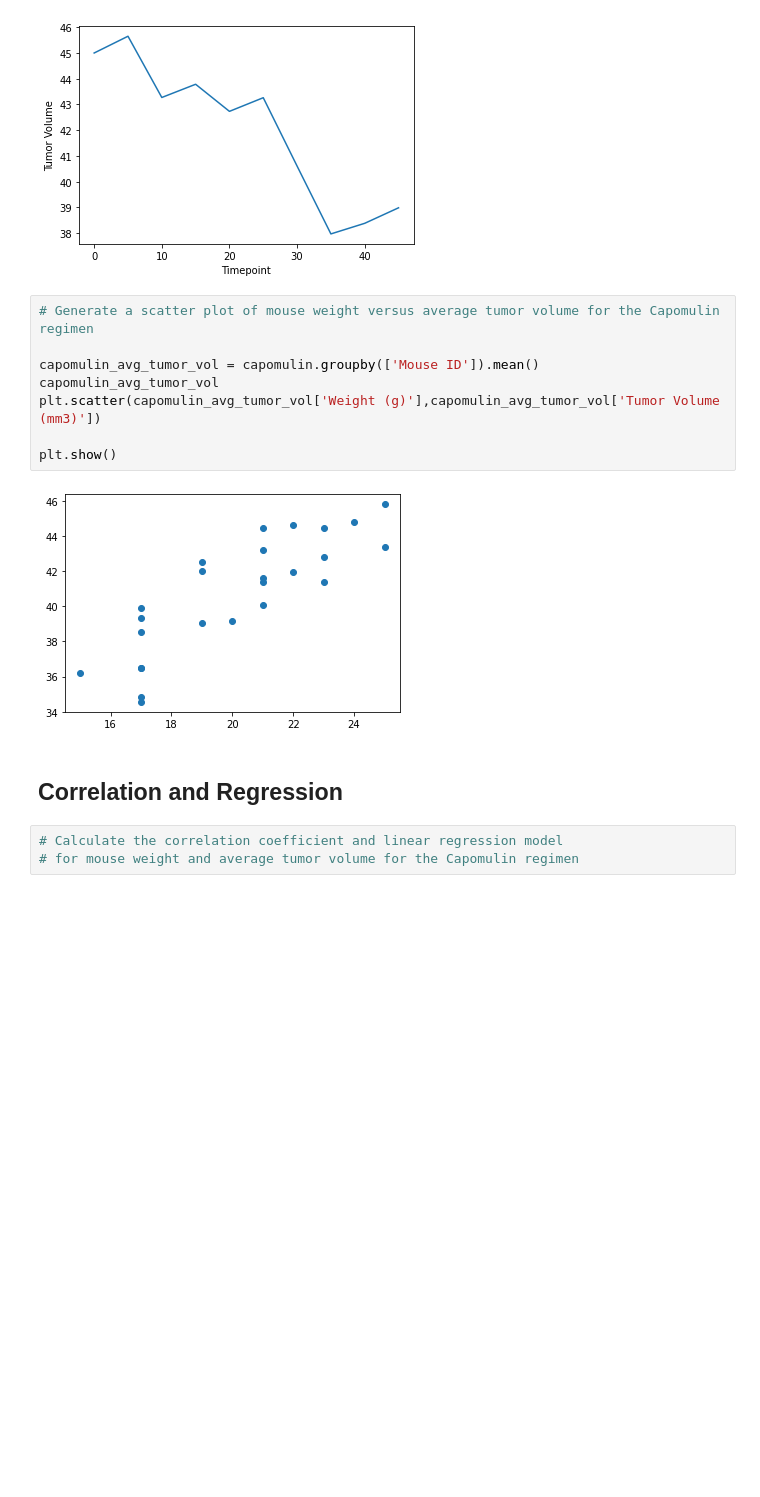
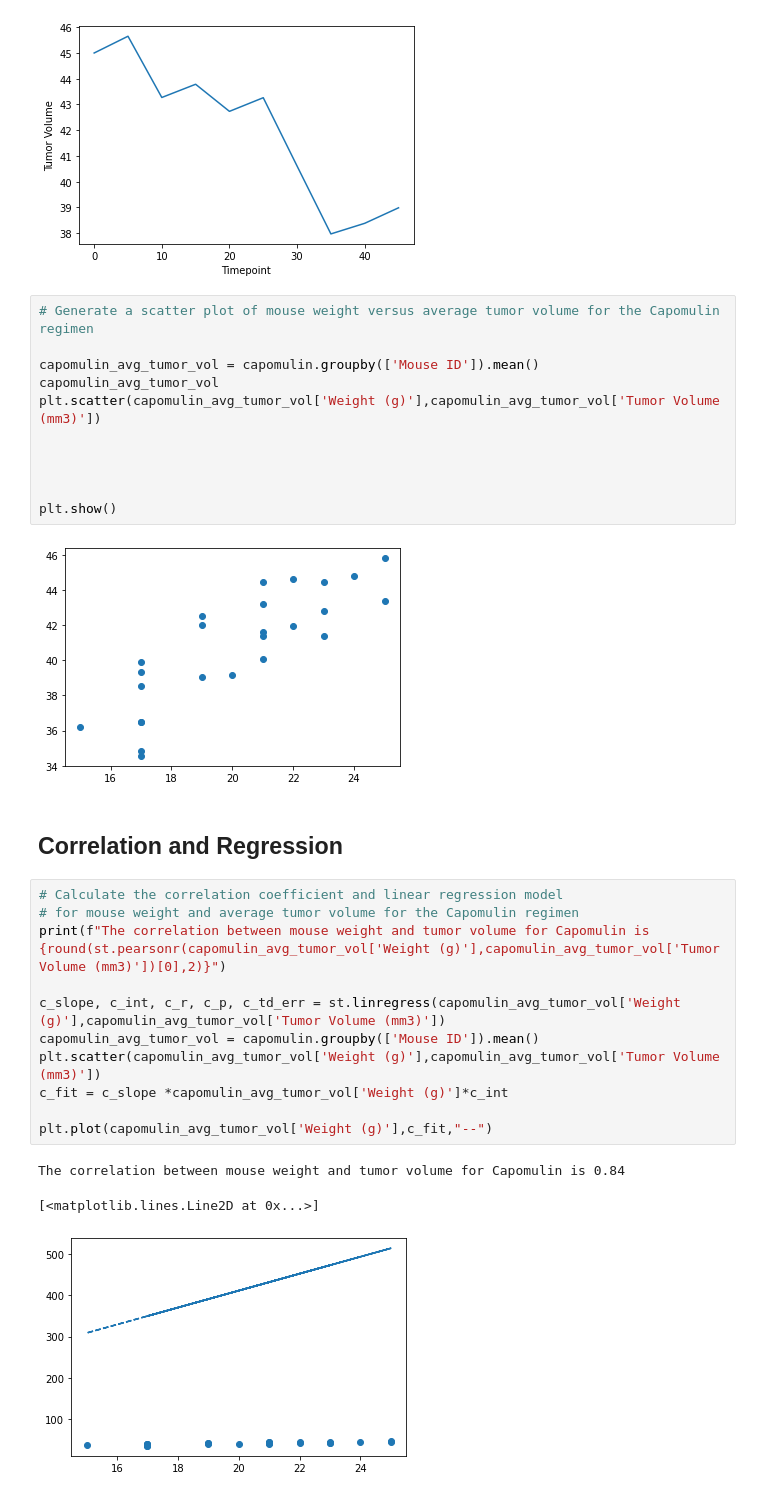
Before and after one commit to markhirsch91/matplotlib-challange, a Jupyter notebook: Pymaceuticals/pymaceuticals_starter.ipynb, the cells around one changed output. Drawn from its saved outputs; the diff is of its cells as text; blank space fills up the shorter version.

```diff
--- a/Pymaceuticals/pymaceuticals_starter.ipynb
+++ b/Pymaceuticals/pymaceuticals_starter.ipynb
@@ -383,11 +324,26 @@ capomulin_avg_tumor_vol = capomulin.groupby(['Mouse ID']).mean()
 capomulin_avg_tumor_vol
 plt.scatter(capomulin_avg_tumor_vol['Weight (g)'],capomulin_avg_tumor_vol['Tumor Volume (mm3)'])
 
+
+
+
 plt.show()
 # %% [output]
 [figure]
 # %% [markdown]
 ## Correlation and Regression
-# %%
-# Calculate the correlation coefficient and linear regression model
-# for mouse weight and average tumor volume for the Capomulin regimen
+# %%
+# Calculate the correlation coefficient and linear regression model
+# for mouse weight and average tumor volume for the Capomulin regimen
+print(f"The correlation between mouse weight and tumor volume for Capomulin is {round(st.pearsonr(capomulin_avg_tumor_vol['Weight (g)'],capomulin_avg_tumor_vol['Tumor Volume (mm3)'])[0],2)}")
+
+c_slope, c_int, c_r, c_p, c_td_err = st.linregress(capomulin_avg_tumor_vol['Weight (g)'],capomulin_avg_tumor_vol['Tumor Volume (mm3)'])
+capomulin_avg_tumor_vol = capomulin.groupby(['Mouse ID']).mean()
+plt.scatter(capomulin_avg_tumor_vol['Weight (g)'],capomulin_avg_tumor_vol['Tumor Volume (mm3)'])
+c_fit = c_slope *capomulin_avg_tumor_vol['Weight (g)']*c_int
+
+plt.plot(capomulin_avg_tumor_vol['Weight (g)'],c_fit,"--")
+# %% [output]
+The correlation between mouse weight and tumor volume for Capomulin is 0.84
+[<matplotlib.lines.Line2D at 0x...>]
+[figure, added]
```
Also changed, not shown: parts of 5 cells of this notebook.
